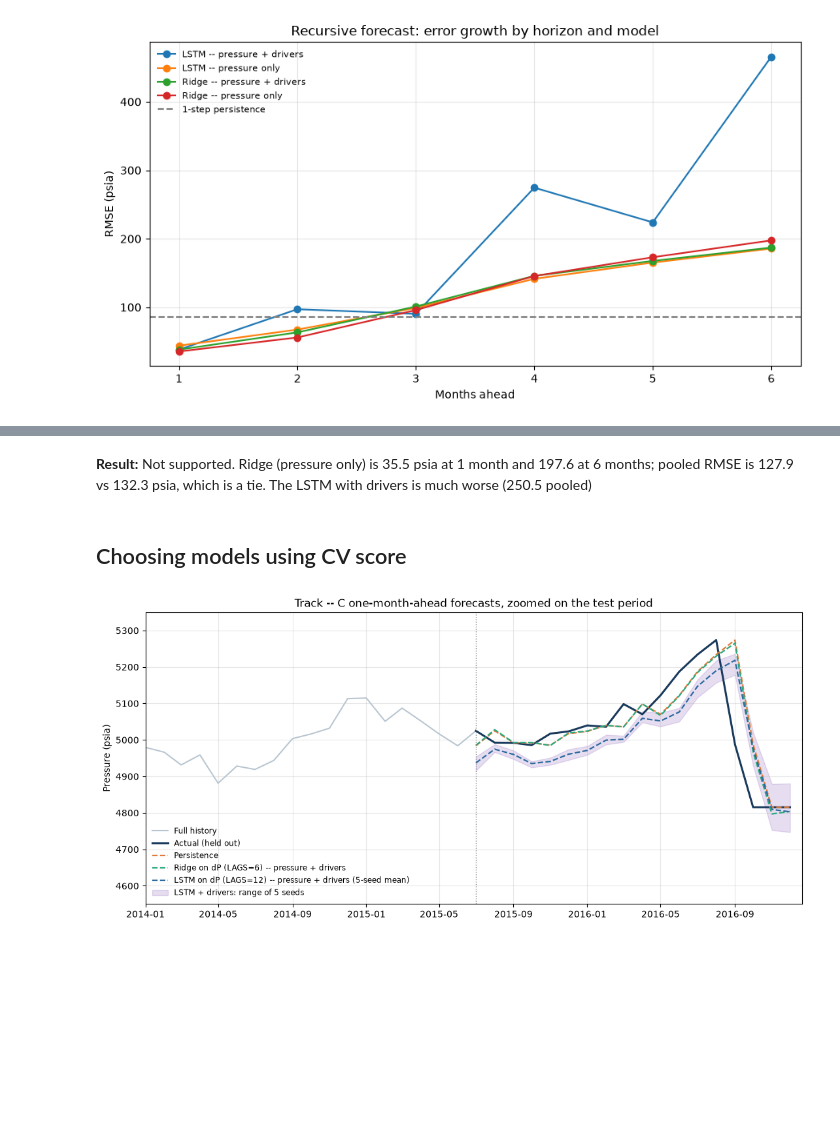
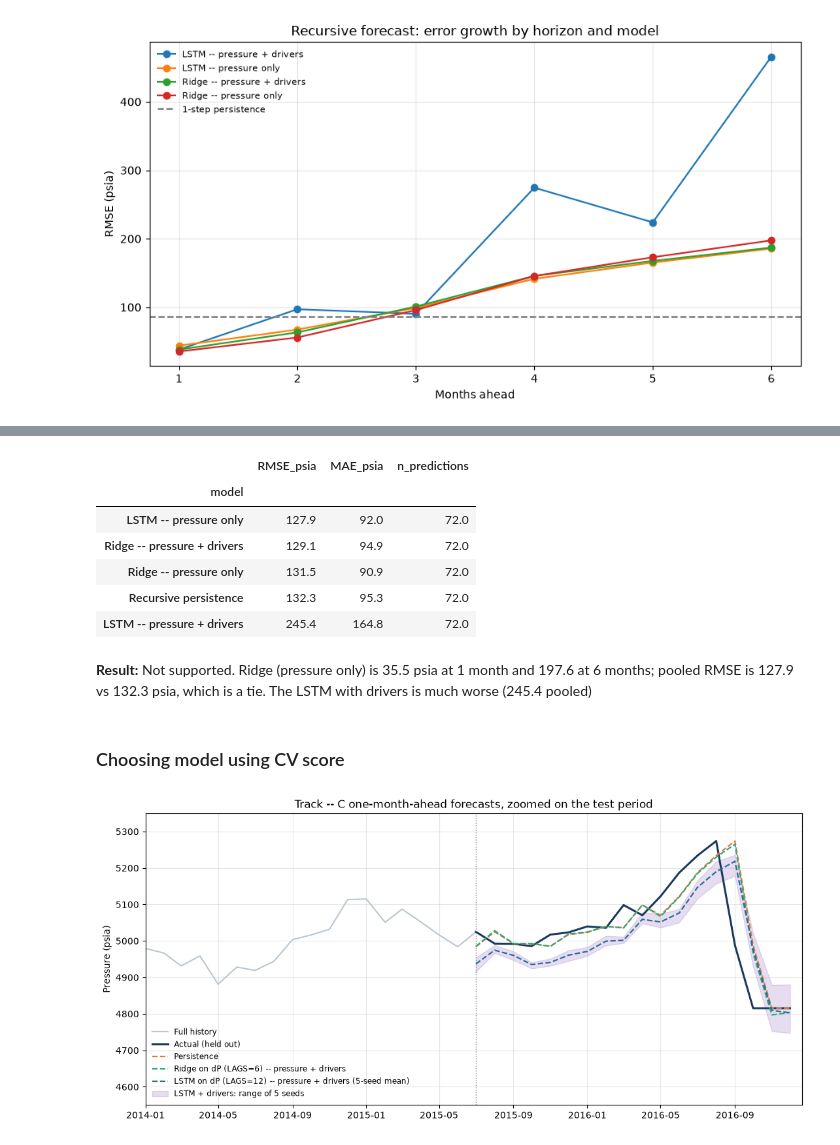
Before and after one commit to sadaraka-kadi/ml4pe-pressure-forecasting, a Jupyter notebook: notebooks/capstone.ipynb, the cells around one changed output, grey strips where cells are left out. Drawn from its saved outputs; the diff is of its cells as text; code cells hidden in the pictures; blank space fills up the shorter version.

```diff
--- a/notebooks/capstone.ipynb
+++ b/notebooks/capstone.ipynb
@@ -1010,3 +1004,25 @@ overall_by_model
+# %%
+# Recursive Persistence
+pers_rows = [{"model": "Recursive persistence", "origin": o, "horizon": h,
+              "pred": pressure_raw[o], "actual": pressure_raw[o + h]}
+             for o in range(n_train_months, n_train_months + TEST_MONTHS - N_STEPS)
+             for h in range(1, N_STEPS + 1)]
+pers_rec = pd.DataFrame(pers_rows)
+rec_cmp = pd.concat([all_recursive[["model", "origin", "horizon", "pred", "actual"]], pers_rec])
+recursive_table = (rec_cmp.groupby("model")
+                   .apply(lambda g: pd.Series({"RMSE_psia": rmse(g["actual"], g["pred"]),
+                                               "MAE_psia": mean_absolute_error(g["actual"], g["pred"]),
+                                               "n_predictions": len(g)}))
+                   .sort_values("RMSE_psia").round(1))
+recursive_table
+# %% [output]
+|  | RMSE_psia | MAE_psia | n_predictions |
+| model |  |  |  |
+| LSTM -- pressure only | 127.9 | 92.0 | 72.0 |
+| Ridge -- pressure + drivers | 129.1 | 94.9 | 72.0 |
+| Ridge -- pressure only | 131.5 | 90.9 | 72.0 |
+| Recursive persistence | 132.3 | 95.3 | 72.0 |
+| LSTM -- pressure + drivers | 245.4 | 164.8 | 72.0 |
 # %%
 for _, r in overall_by_model.iterrows():
     log_result(track="C",
@@ -1016,9 +1032,9 @@ for _, r in overall_by_model.iterrows():
                notes="Week 16")
 # %% [markdown]
 **Result:** Not supported. Ridge (pressure only) is 35.5 psia at 1 month and 197.6 at 6 months; pooled RMSE is 127.9 vs 132.3 psia, which is a tie. The LSTM with drivers is much worse
-(250.5 pooled)
+(245.4 pooled)
 # %% [markdown]
-## Choosing models using CV score
+### Choosing model using CV score
 # %%
 BEST_RIDGE_MODEL = lag_df.loc[lag_df["cv_rmse"].idxmin(), "model"]
 BEST_LSTM_MODEL = lstm_lag_df.loc[lstm_lag_df["cv_rmse"].idxmin(), "model"]
```
Also changed, not shown: parts of 14 cells of this notebook.
